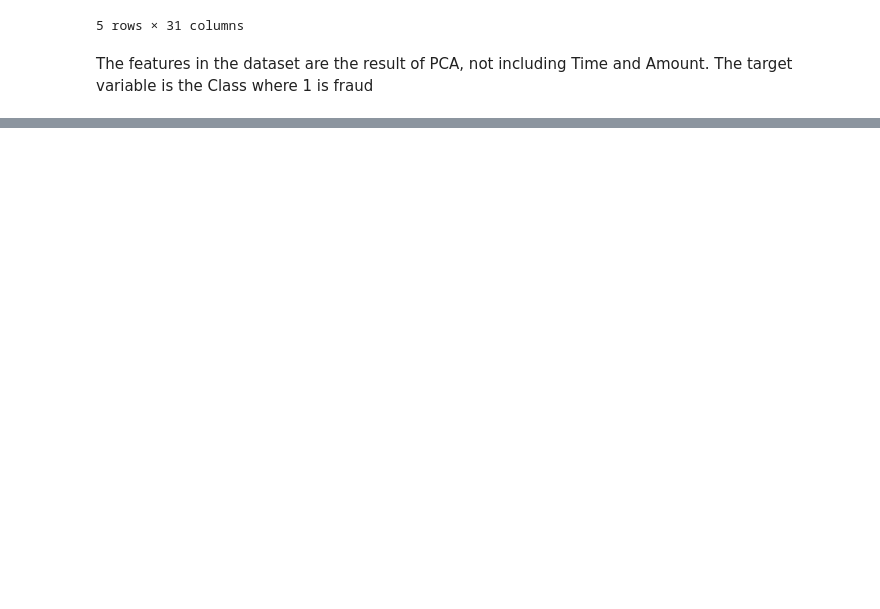
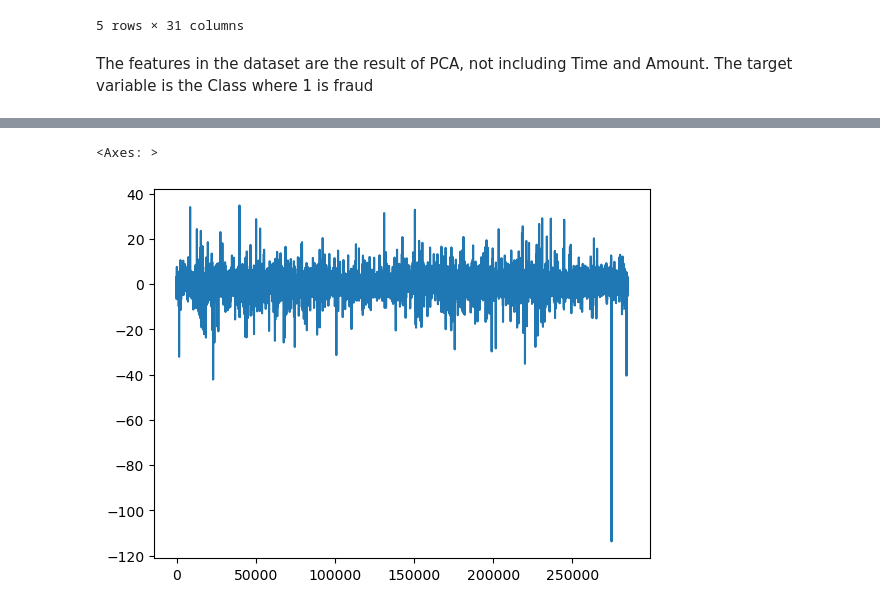
Before and after one commit to benchrstn/credit_card_fraud, a Jupyter notebook: exploration/01_initial_exploration.ipynb, the cells around one changed output, grey strips where cells are left out. Drawn from its saved outputs; the diff is of its cells as text; code cells hidden in the pictures; blank space fills up the shorter version.

```diff
--- a/exploration/01_initial_exploration.ipynb
+++ b/exploration/01_initial_exploration.ipynb
@@ -16,0 +102,5 @@ The features in the dataset are the result of PCA, not including Time and Amount
+# %%
+data.V5.plot()
+# %% [output]
+<Axes: >
+[figure, added]
```
Also changed, not shown: parts of 60 cells of this notebook, 1 other file.
